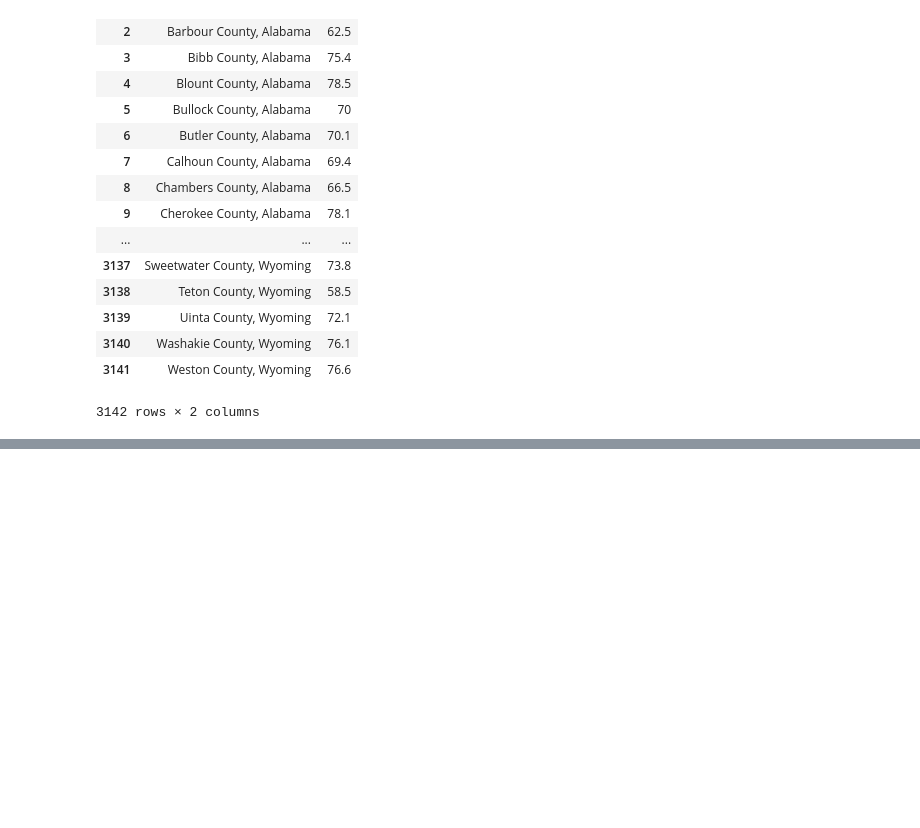
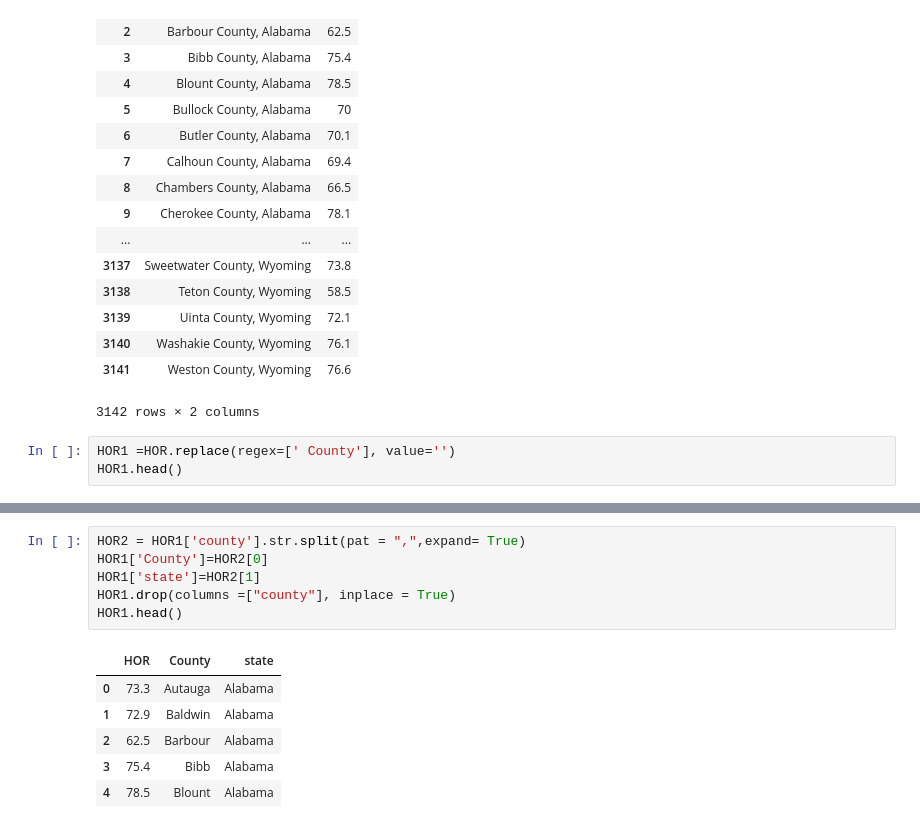
Before and after one commit to natashacrosby/Project_1, a Jupyter notebook: Homeownership_ACS.ipynb, the cells around one changed output, grey strips where cells are left out. Cells and saved outputs as stored; diff of their text form; blank space fills up the shorter version.

```diff
--- a/Homeownership_ACS.ipynb
+++ b/Homeownership_ACS.ipynb
@@ -74,3 +74,6 @@ HOR
 | 3140 | Washakie County, Wyoming | 76.1 |
 | 3141 | Weston County, Wyoming | 76.6 |
 3142 rows × 2 columns
+# %%
+HOR1 =HOR.replace(regex=[' County'], value='')
+HOR1.head()
@@ -76,0 +87,13 @@ HOR
+# %%
+HOR2 = HOR1['county'].str.split(pat = ",",expand= True)
+HOR1['County']=HOR2[0]
+HOR1['state']=HOR2[1]
+HOR1.drop(columns =["county"], inplace = True)
+HOR1.head()
+# %% [output]
+|  | HOR | County | state |
+| 0 | 73.3 | Autauga | Alabama |
+| 1 | 72.9 | Baldwin | Alabama |
+| 2 | 62.5 | Barbour | Alabama |
+| 3 | 75.4 | Bibb | Alabama |
+| 4 | 78.5 | Blount | Alabama |
```
Also changed, not shown: parts of 4 cells of this notebook, 3 other files.
